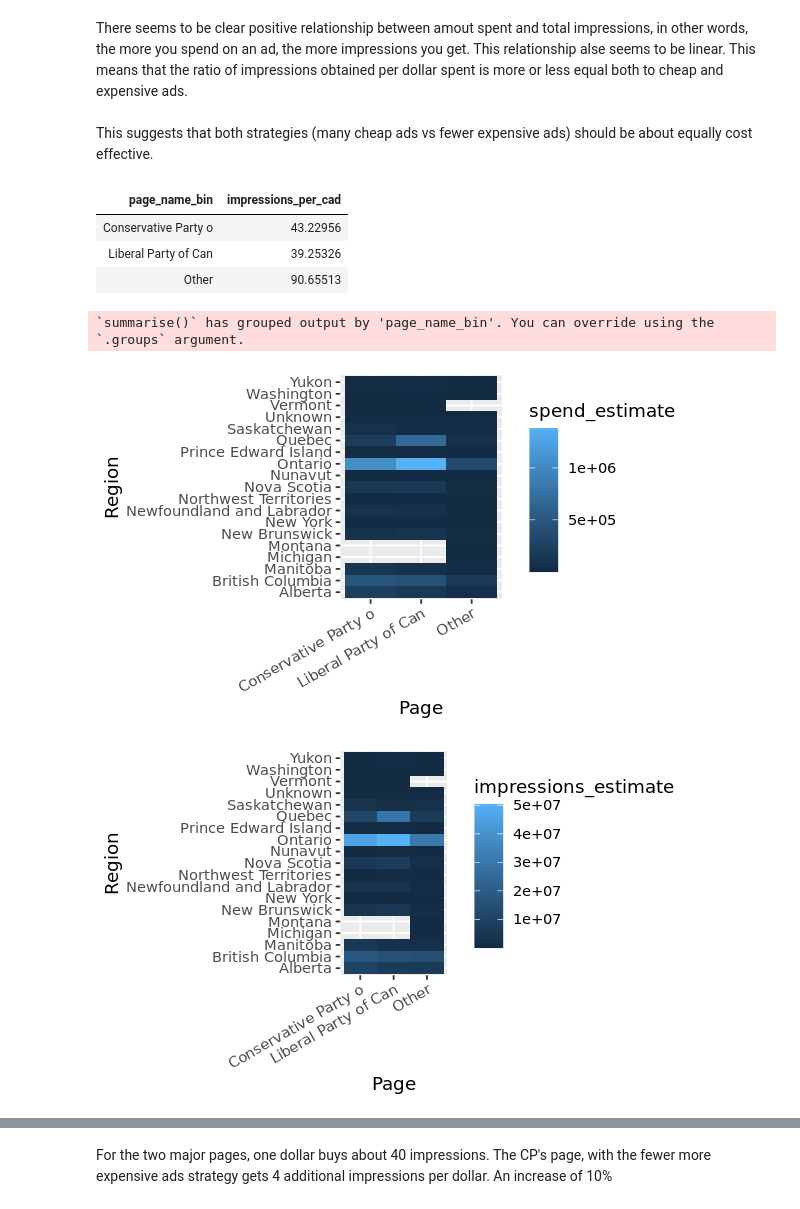
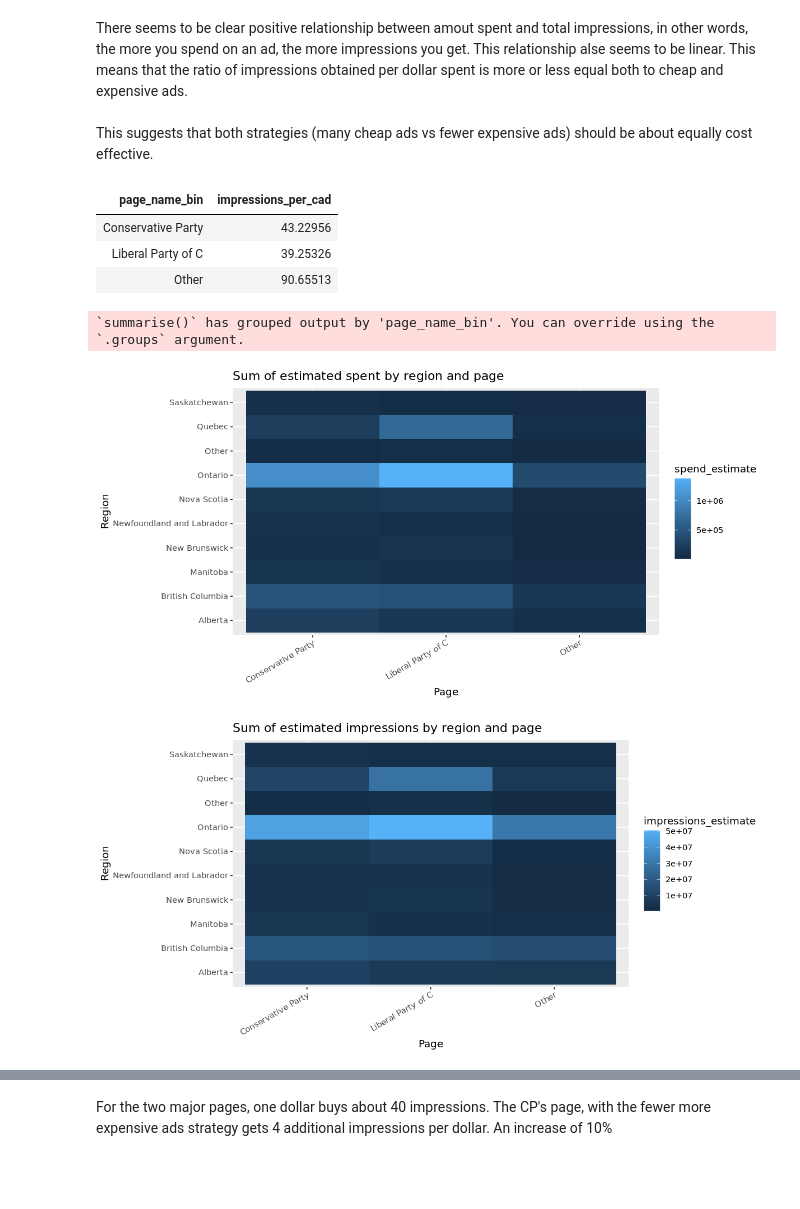
Before and after one commit to atiagosoares/ads_archive, a Jupyter notebook: analisys.ipynb, the cells around one changed output, grey strips where cells are left out. Cells and saved outputs as stored; diff of their text form; code cells hidden in the pictures; blank space fills up the shorter version.

```diff
--- a/analisys.ipynb
+++ b/analisys.ipynb
@@ -20,7 +10,7 @@ dbr_df = as_tibble(read.csv('data/delivery_by_region.csv', stringsAsFactors = FA
 ads_df$spend_estimate = (ads_df$spend_lower_bound + ads_df$spend_upper_bound)/2
 ads_df$impressions_estimate = (ads_df$impressions_lower_bound + ads_df$impressions_upper_bound)/2
 # %%
-ads_df$page_name_short = substr(ads_df$page_name, 1, 20)
+ads_df$page_name_short = substr(ads_df$page_name, 1, 18)
 
 ads_df$page_name_bin = ads_df$page_name_short
 
@@ -39,0 +29,12 @@ dbr_df$impressions_by_region_estimate = dbr_df$percentage*dbr_df$impressions_est
+# %%
+dbr_df$region_bin = dbr_df$region
+
+top_regions_df = dbr_df %>%
+    group_by(region) %>%
+    summarise(spend_estimate = sum(spend_by_region_estimate, na.rm = TRUE)) %>%
+    top_n(9, spend_estimate)
+
+dbr_df[
+    !(dbr_df$region %in% top_regions_df$region),
+    "region_bin"
+    ] = "Other"
@@ -114,8 +159,8 @@ This suggests that both strategies (many cheap ads vs fewer expensive ads) shoul
  ads_df %>% group_by(page_name_bin) %>% summarise(impressions_per_cad = sum(impressions_estimate, na.rm = TRUE)/sum(spend_estimate, na.rm = TRUE))
 # %% [output]
 | page_name_bin | impressions_per_cad |
-| Conservative Party o | 43.22956 |
-| Liberal Party of Can | 39.25326 |
+| Conservative Party | 43.22956 |
+| Liberal Party of C | 39.25326 |
 | Other | 90.65513 |
 # %%
 page_regions_df = dbr_df %>%
@@ -129,17 +174,17 @@ summarise(
 `summarise()` has grouped output by 'page_name_bin'. You can override using the `.groups` argument.
 # %%
 ggplot(data = page_regions_df) +
-    geom_tile(mapping = aes(x = page_name_bin, y = region, fill = spend_estimate)) +
+    geom_tile(mapping = aes(x = page_name_bin, y = region_bin, fill = spend_estimate)) +
     theme(axis.text.x = element_text(angle = 30, vjust = 1, hjust=1)) +
-    labs(y = "Region", x = "Page")
+    labs(y = "Region", x = "Page", title = "Sum of estimated spent by region and page")
 # %% [output]
-[figure, old version]
+[figure, new version]
 # %%
 ggplot(data = page_regions_df) +
-    geom_tile(mapping = aes(x = page_name_bin, y = region, fill = impressions_estimate)) +
+    geom_tile(mapping = aes(x = page_name_bin, y = region_bin, fill = impressions_estimate)) +
     theme(axis.text.x = element_text(angle = 30, vjust = 1, hjust=1)) +
-    labs(y = "Region", x = "Page")
+    labs(y = "Region", x = "Page", title = "Sum of estimated impressions by region and page")
 # %% [output]
-[figure, old version]
+[figure, new version]
 # %%
 ggplot(data = page_regions_df) +
```
Also changed, not shown: parts of 18 cells of this notebook.
